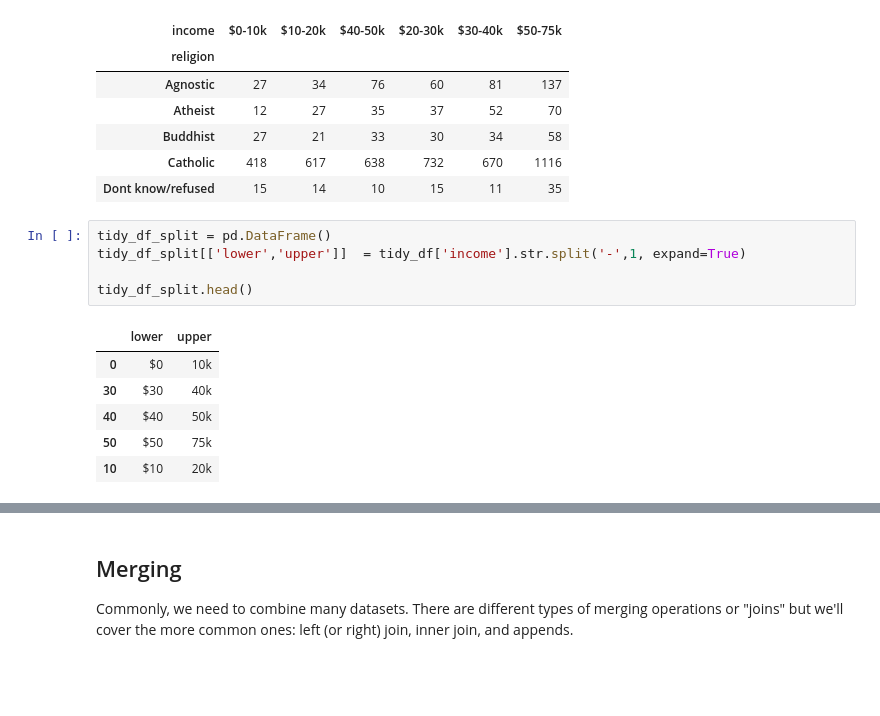
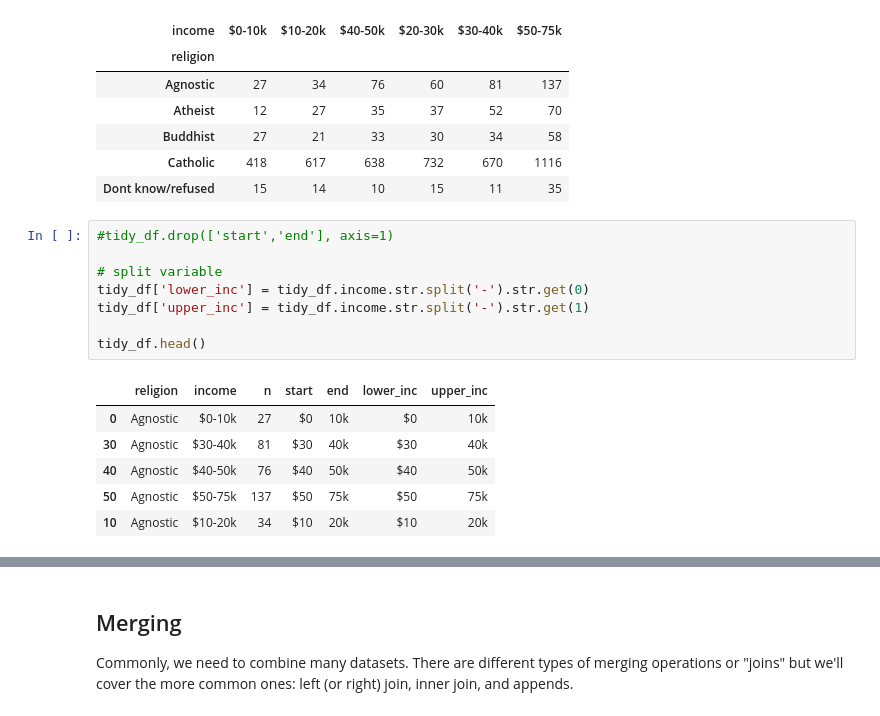
Before and after one commit to ds-modules/RDM-DeCal, a Jupyter notebook: rdm_decal.ipynb, the cells around one changed output, grey strips where cells are left out. Saved outputs shown, nothing was run; the diff lists cells and outputs as text; blank space fills up the shorter version.

```diff
--- a/rdm_decal.ipynb
+++ b/rdm_decal.ipynb
@@ -111,15 +102,18 @@ wide_df.head()
 | Buddhist | 27 | 21 | 33 | 30 | 34 | 58 |
 | Catholic | 418 | 617 | 638 | 732 | 670 | 1116 |
 | Dont know/refused | 15 | 14 | 10 | 15 | 11 | 35 |
-# %%
-tidy_df_split = pd.DataFrame()
-tidy_df_split[['lower','upper']]  = tidy_df['income'].str.split('-',1, expand=True)
-
-tidy_df_split.head()
-# %% [output]
-|  | lower | upper |
-| 0 | $0 | 10k |
-| 30 | $30 | 40k |
-| 40 | $40 | 50k |
-| 50 | $50 | 75k |
-| 10 | $10 | 20k |
+# %%
+#tidy_df.drop(['start','end'], axis=1)
+
+# split variable
+tidy_df['lower_inc'] = tidy_df.income.str.split('-').str.get(0)
+tidy_df['upper_inc'] = tidy_df.income.str.split('-').str.get(1)
+
+tidy_df.head()
+# %% [output]
+|  | religion | income | n | start | end | lower_inc | upper_inc |
+| 0 | Agnostic | $0-10k | 27 | $0 | 10k | $0 | 10k |
+| 30 | Agnostic | $30-40k | 81 | $30 | 40k | $30 | 40k |
+| 40 | Agnostic | $40-50k | 76 | $40 | 50k | $40 | 50k |
+| 50 | Agnostic | $50-75k | 137 | $50 | 75k | $50 | 75k |
+| 10 | Agnostic | $10-20k | 34 | $10 | 20k | $10 | 20k |
```
Also changed, not shown: parts of 4 cells of this notebook.
